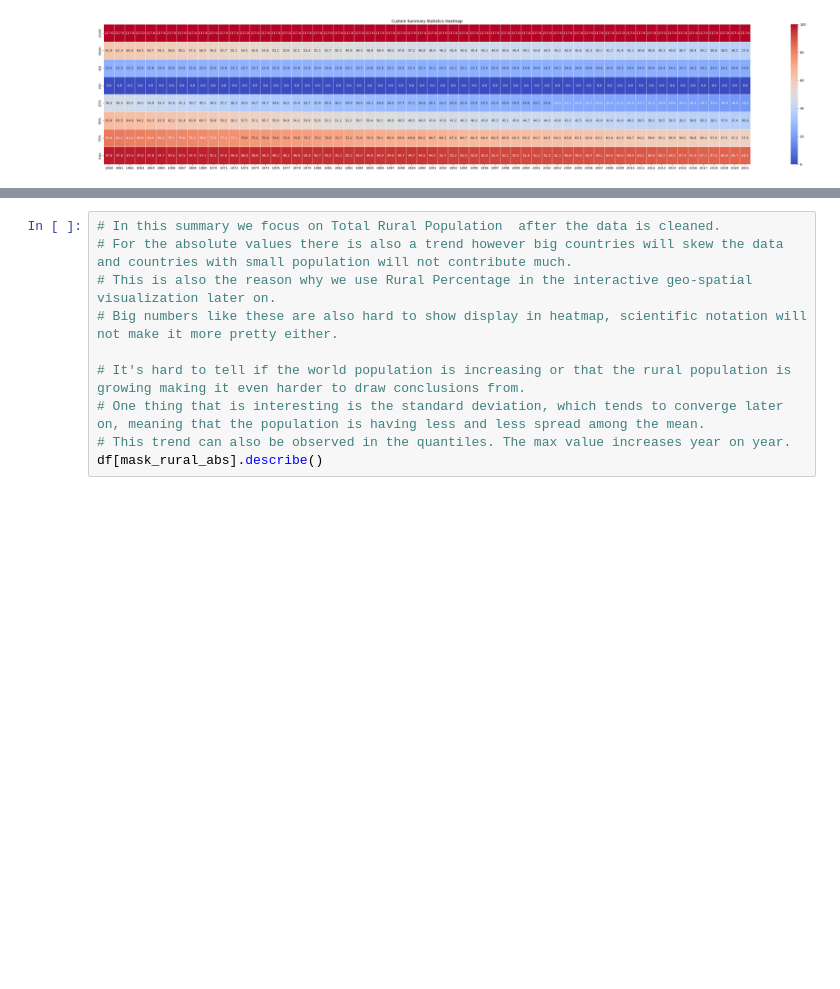
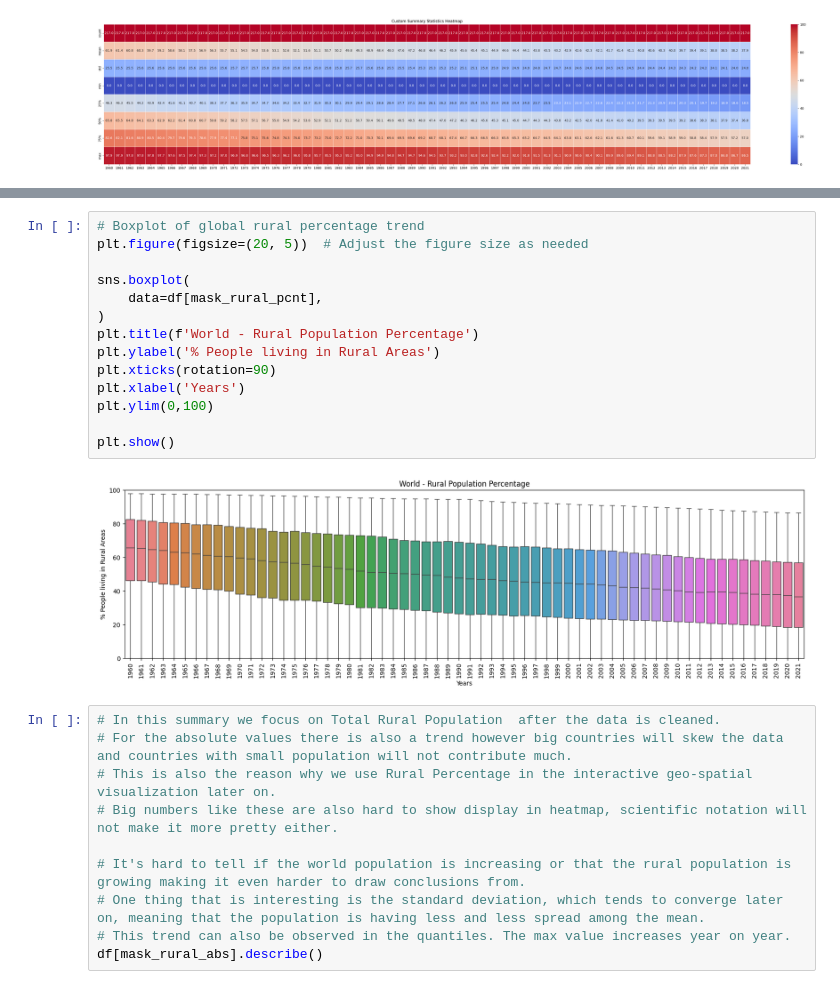
Before and after one commit to DeusNexus/iu-exploratory-data-analysis, a Jupyter notebook: eda-notebook.ipynb, the cells around one changed output, grey strips where cells are left out. Saved outputs shown, nothing was run; the diff lists cells and outputs as text; blank space fills up the shorter version.

```diff
--- a/eda-notebook.ipynb
+++ b/eda-notebook.ipynb
@@ -339,3 +353,19 @@ plt.show()
+# %%
+# Boxplot of global rural percentage trend
+plt.figure(figsize=(20, 5))  # Adjust the figure size as needed
+
+sns.boxplot(
+    data=df[mask_rural_pcnt],
+)
+plt.title(f'World - Rural Population Percentage')
+plt.ylabel('% People living in Rural Areas')
+plt.xticks(rotation=90)
+plt.xlabel('Years')
+plt.ylim(0,100)
+
+plt.show()
+# %% [output]
+[figure, added]
 # %%
 # In this summary we focus on Total Rural Population  after the data is cleaned.
 # For the absolute values there is also a trend however big countries will skew the data and countries with small population will not contribute much.
```
Also changed, not shown: parts of 4 cells of this notebook, 1 other file.
